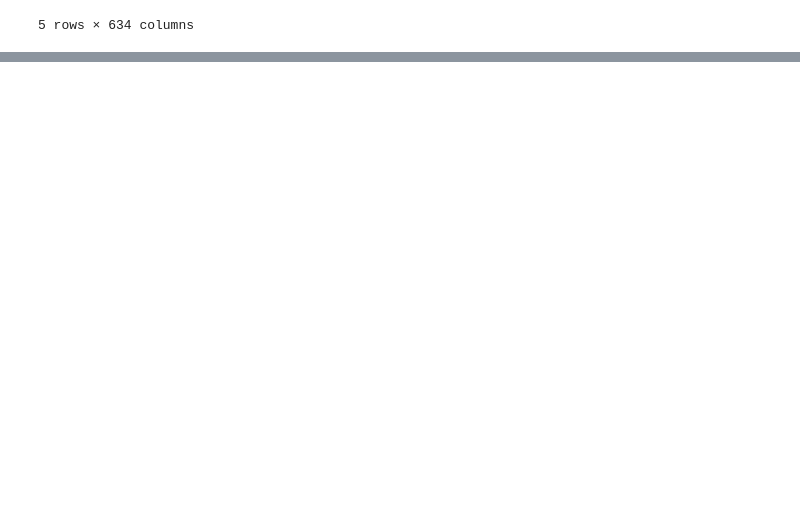
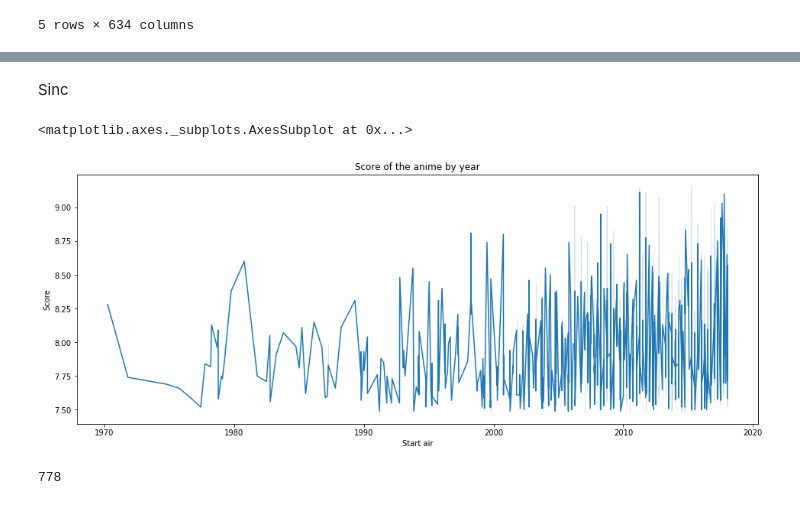
Before and after one commit to aza-atabayev/anime-rating-pop, a Jupyter notebook: Anime-rating-pop.ipynb, the cells around one changed output, grey strips where cells are left out. Drawn from its saved outputs; the diff is of its cells as text; code cells hidden in the pictures; blank space fills up the shorter version.

```diff
--- a/Anime-rating-pop.ipynb
+++ b/Anime-rating-pop.ipynb
@@ -256,0 +317,14 @@ data['Duration'] = data['Duration'].apply(convert_duration)
+# %% [markdown]
+Sinc
+# %%
+tv = tv.loc[(tv['Scored by'] > 1000)]
+plt.figure(figsize=(16,6))
+plt.title("Score of the anime by year")
+sns.lineplot(x=tv.index, y = 'Score', data = tv)
+# %% [output]
+<matplotlib.axes._subplots.AxesSubplot at 0x...>
+[figure, added]
+# %%
+len(tv)
+# %% [output]
+778
```
Also changed, not shown: parts of 12 cells of this notebook.
